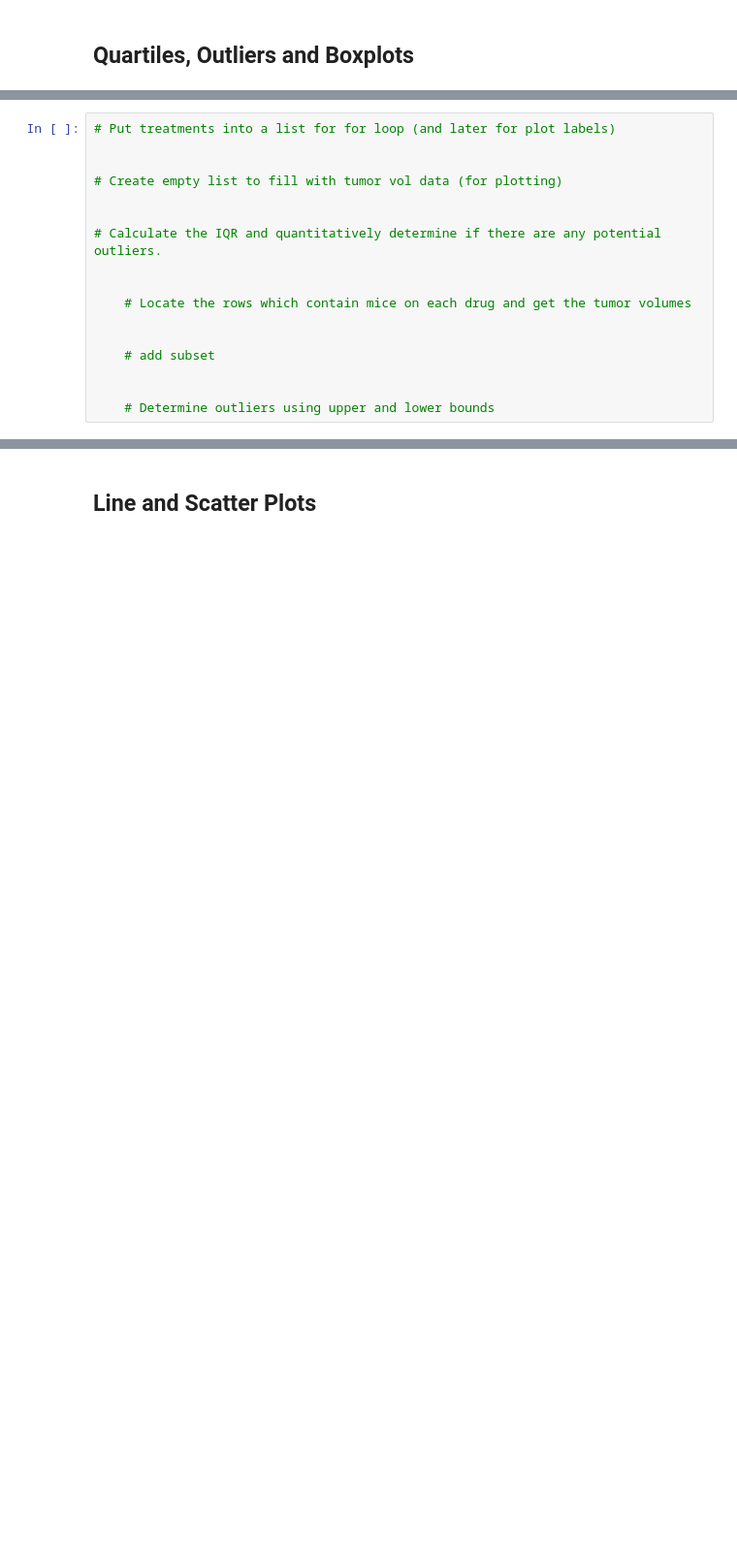
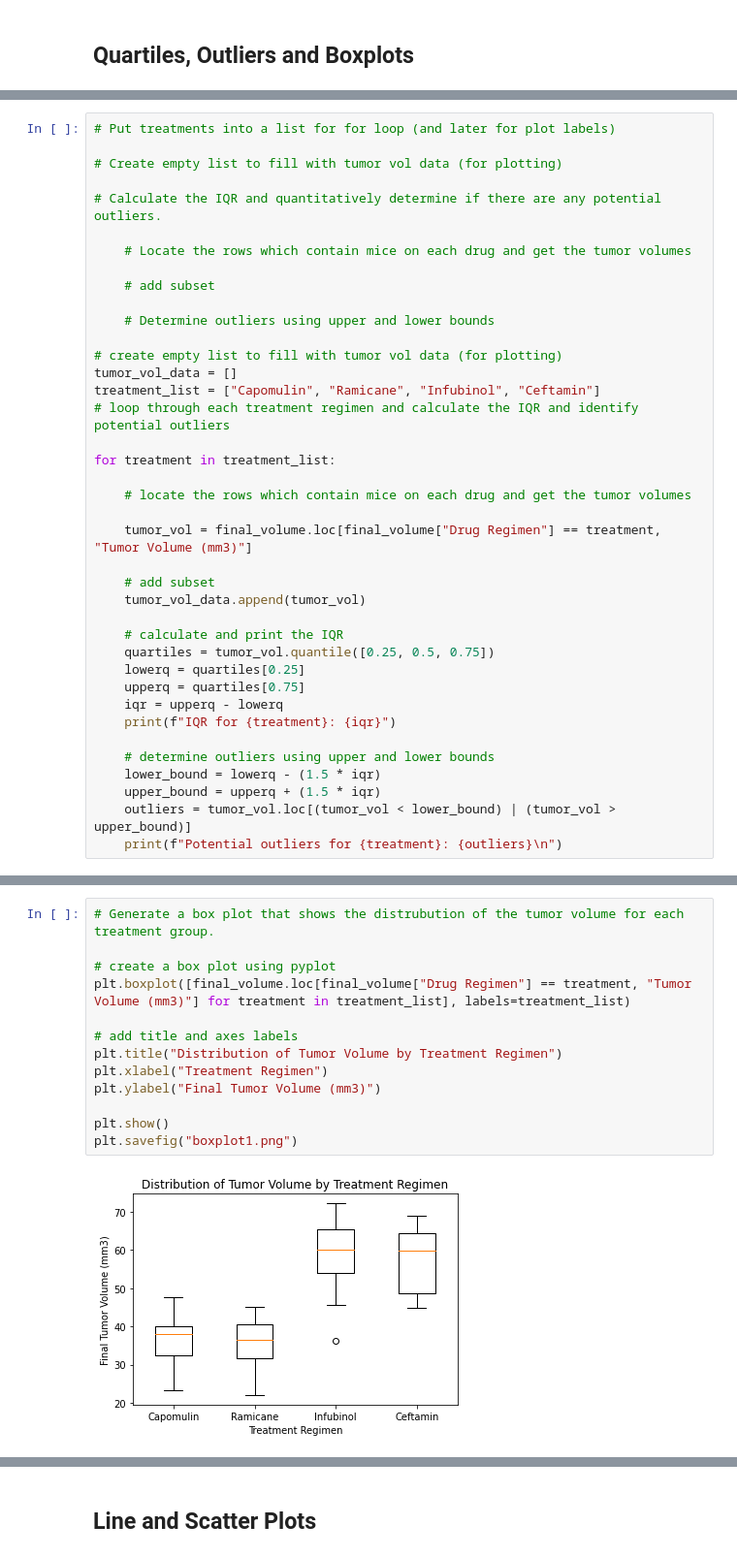
Before and after one commit to bskaar/Pymaceuticals, a Jupyter notebook: Pymaceuticals/pymaceuticals_starter.ipynb, the cells around one changed output, grey strips where cells are left out. Shown at 97% size. Saved outputs shown, nothing was run; the diff lists cells and outputs as text; blank space fills up the shorter version.

```diff
--- a/Pymaceuticals/pymaceuticals_starter.ipynb
+++ b/Pymaceuticals/pymaceuticals_starter.ipynb
@@ -219,18 +295,40 @@ plt.savefig('barplot1')
 # %%
 # Put treatments into a list for for loop (and later for plot labels)
 
-
 # Create empty list to fill with tumor vol data (for plotting)
-
 
 # Calculate the IQR and quantitatively determine if there are any potential outliers.
 
-
     # Locate the rows which contain mice on each drug and get the tumor volumes
-
 
     # add subset
 
+    # Determine outliers using upper and lower bounds
 
-    # Determine outliers using upper and lower bounds
+# create empty list to fill with tumor vol data (for plotting)
+tumor_vol_data = []
+treatment_list = ["Capomulin", "Ramicane", "Infubinol", "Ceftamin"]
+# loop through each treatment regimen and calculate the IQR and identify potential outliers
+
+for treatment in treatment_list:
+
+    # locate the rows which contain mice on each drug and get the tumor volumes
+
+    tumor_vol = final_volume.loc[final_volume["Drug Regimen"] == treatment, "Tumor Volume (mm3)"]
+
+    # add subset
+    tumor_vol_data.append(tumor_vol)
+
+    # calculate and print the IQR
+    quartiles = tumor_vol.quantile([0.25, 0.5, 0.75])
+    lowerq = quartiles[0.25]
+    upperq = quartiles[0.75]
+    iqr = upperq - lowerq
+    print(f"IQR for {treatment}: {iqr}")
+
+    # determine outliers using upper and lower bounds
+    lower_bound = lowerq - (1.5 * iqr)
+    upper_bound = upperq + (1.5 * iqr)
+    outliers = tumor_vol.loc[(tumor_vol < lower_bound) | (tumor_vol > upper_bound)]
+    print(f"Potential outliers for {treatment}: {outliers}\n")
 # %% [output]
@@ -245,0 +347,15 @@ Ceftamin's potential outliers: Series([], Name: Tumor Volume (mm3), dtype: float
+# %%
+# Generate a box plot that shows the distrubution of the tumor volume for each treatment group.
+
+# create a box plot using pyplot
+plt.boxplot([final_volume.loc[final_volume["Drug Regimen"] == treatment, "Tumor Volume (mm3)"] for treatment in treatment_list], labels=treatment_list)
+
+# add title and axes labels
+plt.title("Distribution of Tumor Volume by Treatment Regimen")
+plt.xlabel("Treatment Regimen")
+plt.ylabel("Final Tumor Volume (mm3)")
+
+plt.show()
+plt.savefig("boxplot1.png")
+# %% [output]
+[figure, added]
```
Also changed, not shown: parts of 18 cells of this notebook, 7 other files.
